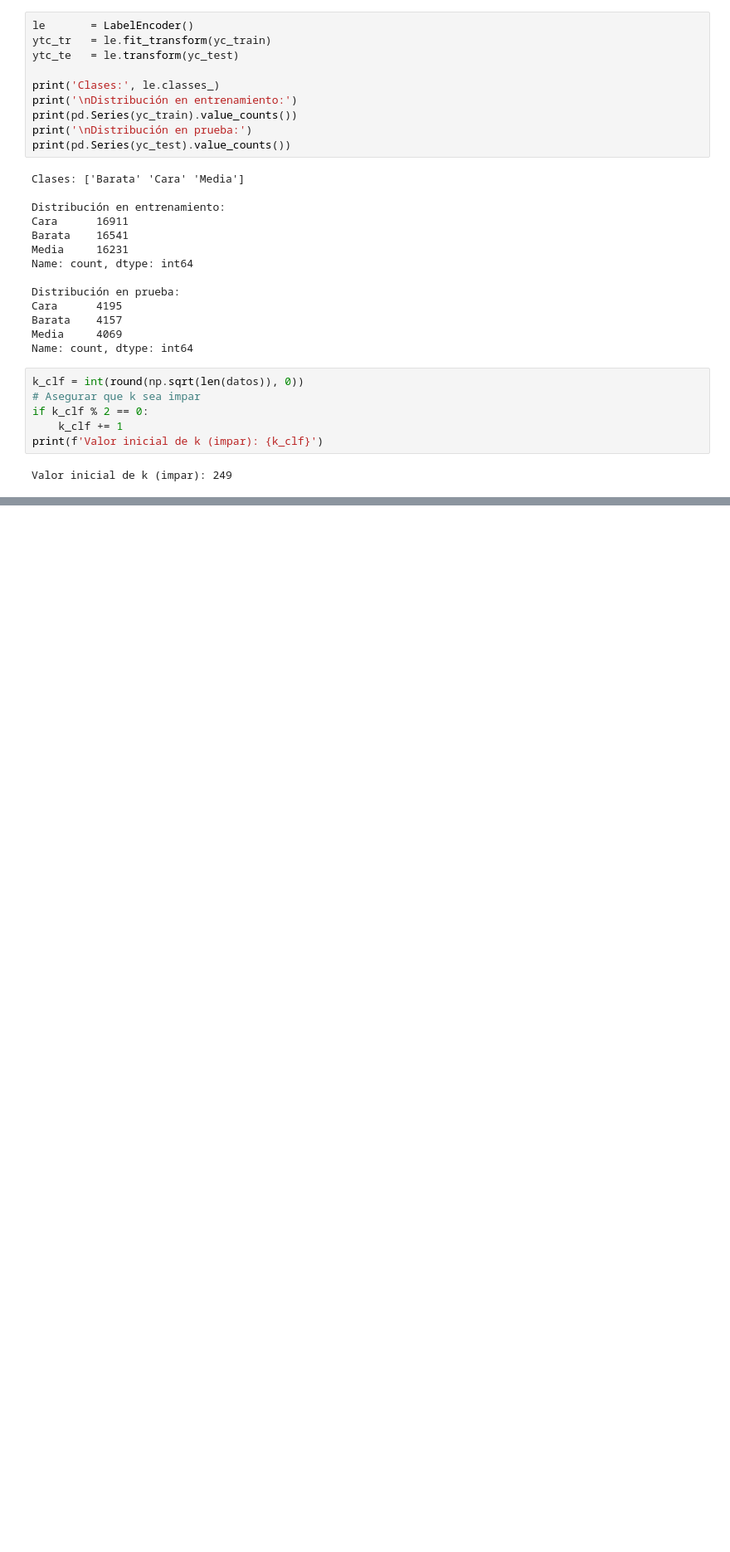
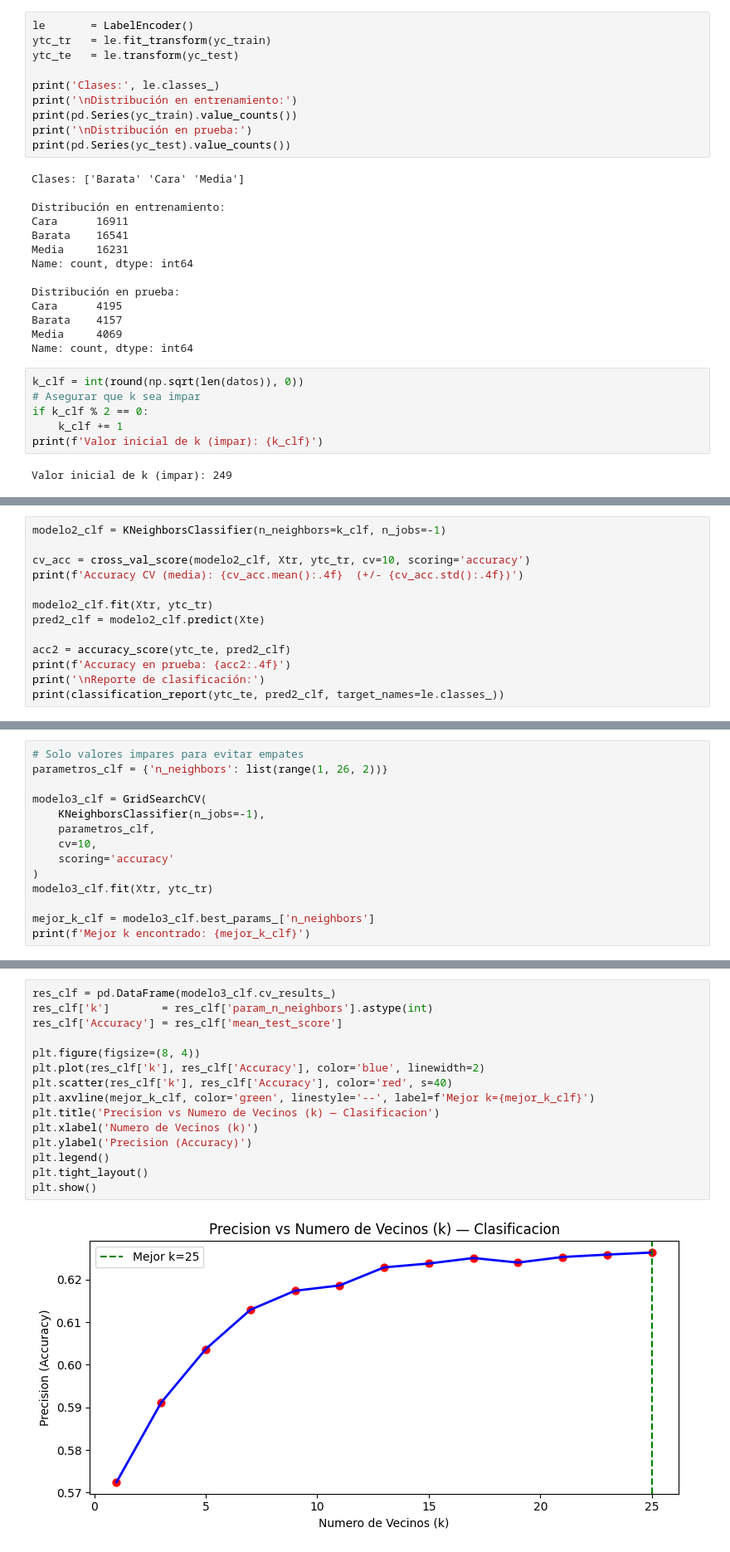
Before and after one commit to VirusMauri1/Lab6KNN, a Jupyter notebook: lab6mine.ipynb, the cells around one changed output, grey strips where cells are left out. Shown at 83% size. Drawn from its saved outputs; the diff is of its cells as text; blank space fills up the shorter version.

Commit message:
se agrega el modelo 2 y 3 y aparte mejora el valor de k

```diff
--- a/lab6mine.ipynb
+++ b/lab6mine.ipynb
@@ -349,0 +365,13 @@ plt.show()
+# %%
+modelo2_clf = KNeighborsClassifier(n_neighbors=k_clf, n_jobs=-1)
+
+cv_acc = cross_val_score(modelo2_clf, Xtr, ytc_tr, cv=10, scoring='accuracy')
+print(f'Accuracy CV (media): {cv_acc.mean():.4f}  (+/- {cv_acc.std():.4f})')
+
+modelo2_clf.fit(Xtr, ytc_tr)
+pred2_clf = modelo2_clf.predict(Xte)
+
+acc2 = accuracy_score(ytc_te, pred2_clf)
+print(f'Accuracy en prueba: {acc2:.4f}')
+print('\nReporte de clasificación:')
+print(classification_report(ytc_te, pred2_clf, target_names=le.classes_))
@@ -349,0 +392,14 @@ plt.show()
+# %%
+# Solo valores impares para evitar empates
+parametros_clf = {'n_neighbors': list(range(1, 26, 2))}
+
+modelo3_clf = GridSearchCV(
+    KNeighborsClassifier(n_jobs=-1),
+    parametros_clf,
+    cv=10,
+    scoring='accuracy'
+)
+modelo3_clf.fit(Xtr, ytc_tr)
+
+mejor_k_clf = modelo3_clf.best_params_['n_neighbors']
+print(f'Mejor k encontrado: {mejor_k_clf}')
@@ -349,0 +408,17 @@ plt.show()
+# %%
+res_clf = pd.DataFrame(modelo3_clf.cv_results_)
+res_clf['k']        = res_clf['param_n_neighbors'].astype(int)
+res_clf['Accuracy'] = res_clf['mean_test_score']
+
+plt.figure(figsize=(8, 4))
+plt.plot(res_clf['k'], res_clf['Accuracy'], color='blue', linewidth=2)
+plt.scatter(res_clf['k'], res_clf['Accuracy'], color='red', s=40)
+plt.axvline(mejor_k_clf, color='green', linestyle='--', label=f'Mejor k={mejor_k_clf}')
+plt.title('Precision vs Numero de Vecinos (k) — Clasificacion')
+plt.xlabel('Numero de Vecinos (k)')
+plt.ylabel('Precision (Accuracy)')
+plt.legend()
+plt.tight_layout()
+plt.show()
+# %% [output]
+[figure, added]
```
Also changed, not shown: parts of 6 cells of this notebook.
